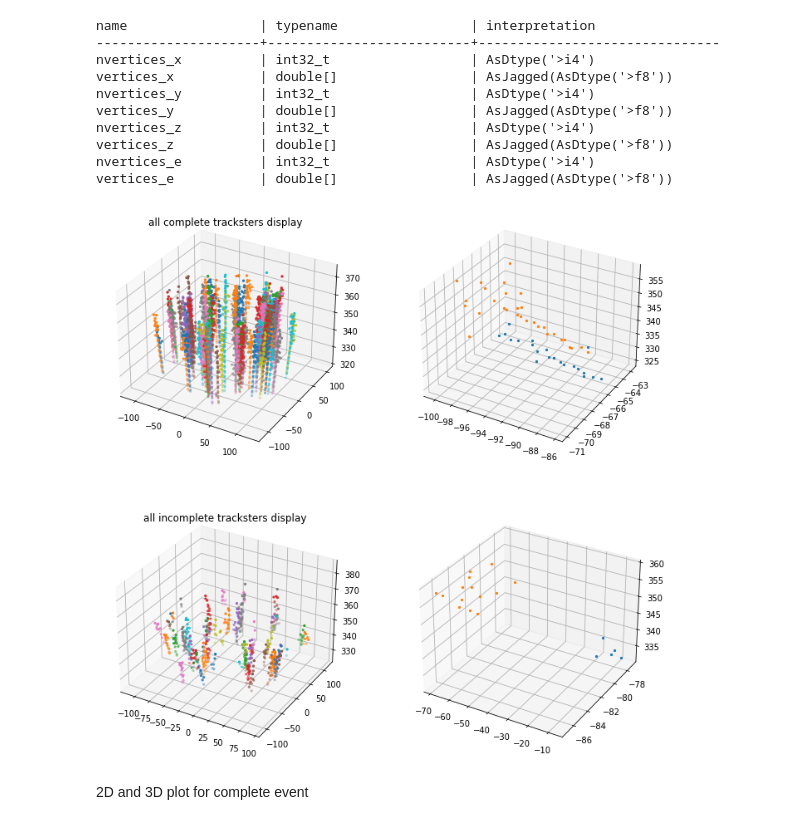
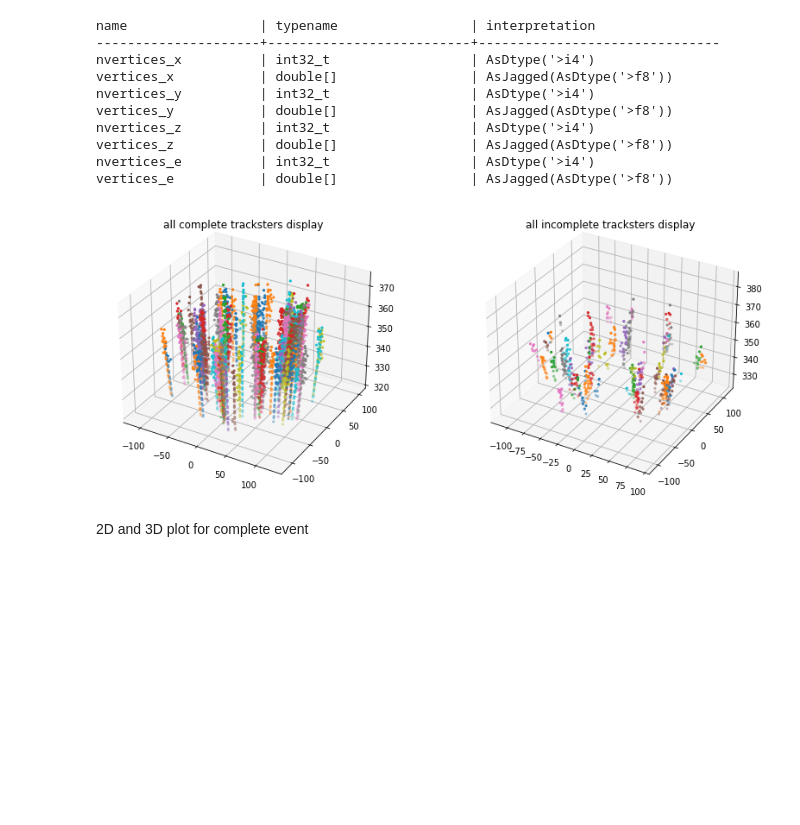
Before and after one commit to edcuba/TICLHack22_PatternReco, a Jupyter notebook: build_graph.ipynb, the cells around one changed output. Saved outputs shown, nothing was run; the diff lists cells and outputs as text; code cells hidden in the pictures; blank space fills up the shorter version.

Commit message:
Cleanup graph building

```diff
--- a/build_graph.ipynb
+++ b/build_graph.ipynb
@@ -100,38 +99,18 @@ vertices_e           | double[]                 | AsJagged(AsDtype('>f8'))
 vx, vy, vz, energy = get_array(complete_tracksters)
 in_vx, in_vy, in_vz, in_energy = get_array(incomplete_tracksters)
 # %%
-n_trk=[0,1]
-
-fig = plt.figure(figsize=(12, 12))
-ax = fig.add_subplot(221, projection='3d')
+fig = plt.figure(figsize=(14, 6))
+ax = fig.add_subplot(121, projection='3d')
 for x, y, z in zip(vx, vy, vz):
     ax.set_title('all complete tracksters display', x=0.5, y=1)
-    ax.scatter(x, y, z, s = 5)
-ax2 = fig.add_subplot(222, projection='3d')
-for n in n_trk:
-    trk_x      = vx[n].to_numpy()
-    trk_y      = vy[n].to_numpy()
-    trk_z      = vz[n].to_numpy()
-    trk_energy = energy[n].to_numpy()
-    for x, y, z in zip(trk_x, trk_y, trk_z):
-        #ax2.set_title(f'trackster {n} display', x=0.5, y=1)
-        ax2.scatter(x, y, z, s = 5, c='C'+str(n))
+    ax.scatter(x, y, z, s=5)
 
-ax3 = fig.add_subplot(223, projection='3d')
+ax = fig.add_subplot(122, projection='3d')
 for x, y, z in zip(in_vx, in_vy, in_vz):
-    ax3.set_title('all incomplete tracksters display', x=0.5, y=1)
-    ax3.scatter(x, y, z, s = 5)
-ax4 = fig.add_subplot(224, projection='3d')
-for n in n_trk:
-    in_trk_x      = in_vx[n].to_numpy()
-    in_trk_y      = in_vy[n].to_numpy()
-    in_trk_z      = in_vz[n].to_numpy()
-    in_trk_energy = in_energy[n].to_numpy()
-    for x, y, z in zip(in_trk_x, in_trk_y, in_trk_z):
-        #ax4.set_title(f'trackster {n} display', x=0.5, y=1)
-        ax4.scatter(x, y, z, s = 5, c='C'+str(n))
+    ax.set_title('all incomplete tracksters display', x=0.5, y=1)
+    ax.scatter(x, y, z, s=5)
 # %% [output]
-[figure, old version]
+[figure, new version]
 # %% [markdown]
 2D and 3D plot for complete event
 # %%
```
Also changed, not shown: parts of 3 cells of this notebook.
